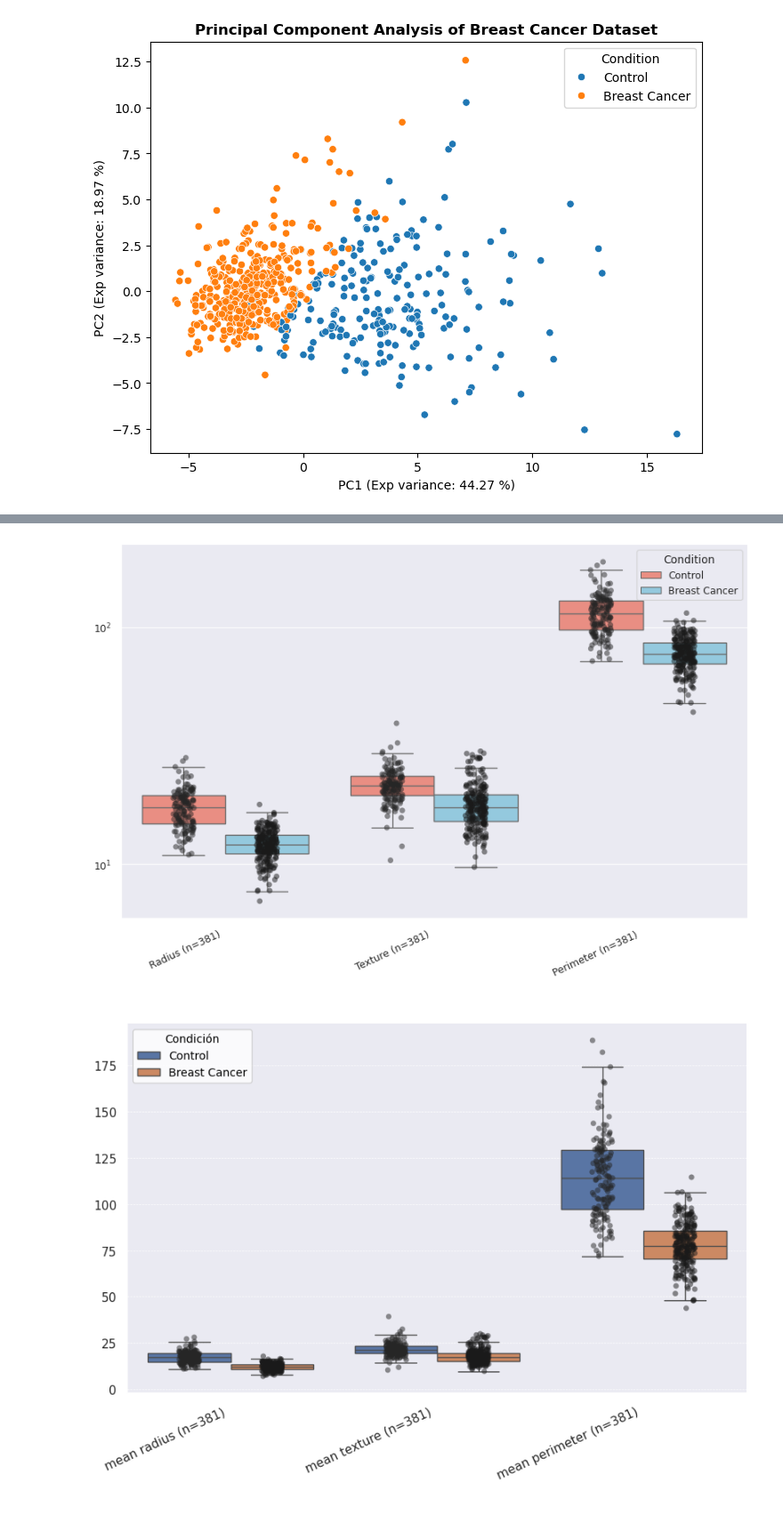
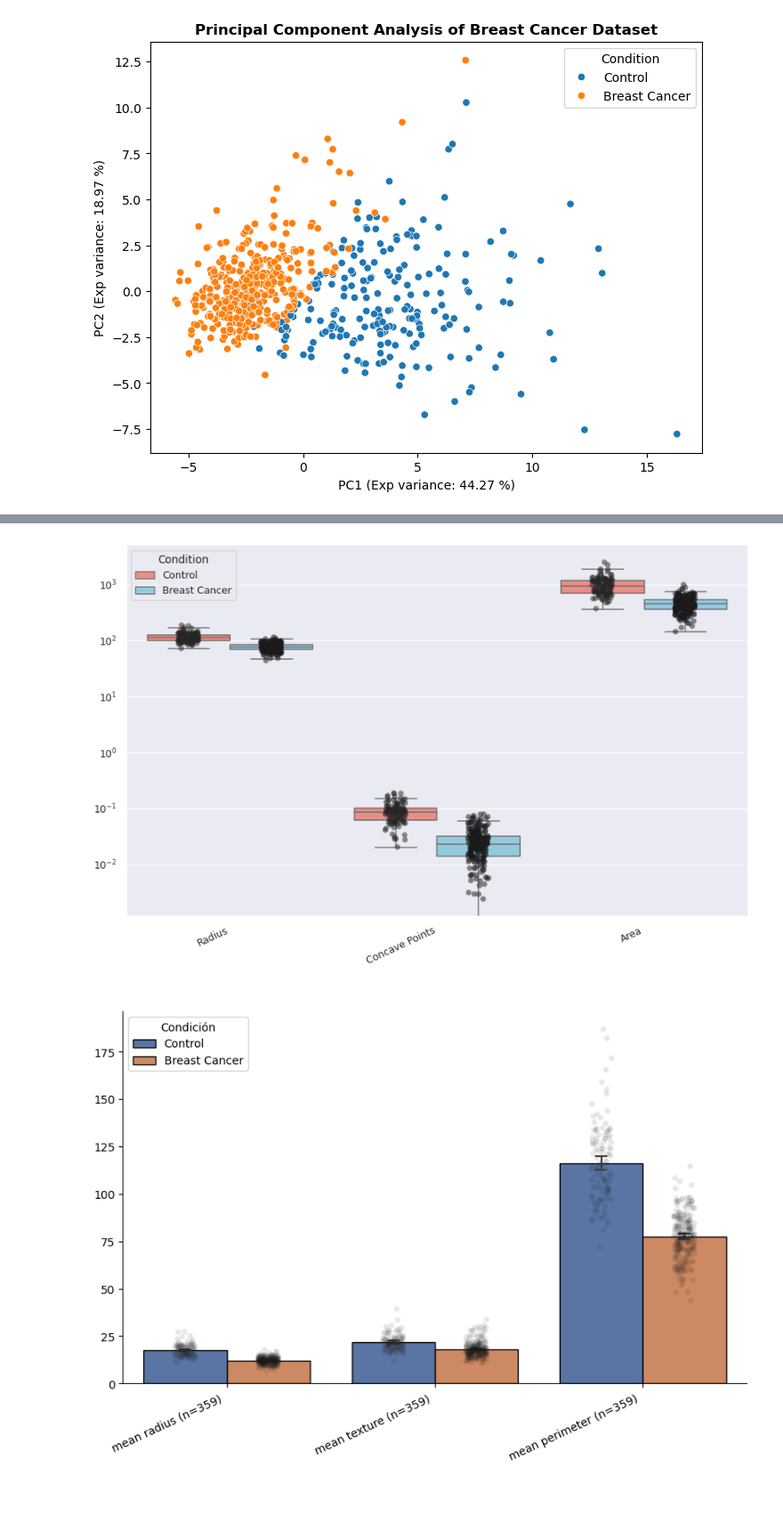
Before and after one commit to GERMAN00VP/statistics_class, a Jupyter notebook: test_file.ipynb, the cells around one changed output, grey strips where cells are left out. Shown: that part at 89% size. Saved outputs shown, nothing was run; the diff lists cells and outputs as text; code cells hidden in the pictures.

Commit message:
little changes in plot differences method and in test file

```diff
--- a/test_file.ipynb
+++ b/test_file.ipynb
@@ -13,10 +13,18 @@ data = dataset[0]
 
 metadata = dataset[1].to_frame().rename(columns={"target":"Condition"})
 
+# Set a seed
+np.random.seed(seed=1)
+
+# Create an age metadata column randomly but including a bias based in Condition
+metadata["Age"] =10+(np.random.random(size=metadata.shape[0]) * 80).astype(float) \
+    + np.array([ 0.2 if i==1 else 0.1 for i in  metadata.Condition]) \
+    * (np.random.random(size=metadata.shape[0]) * 80).astype(float)*metadata["Condition"]
+
 metadata["Condition"] = [ "Breast Cancer" if i==1 else "Control" for i in  metadata.Condition]
 
-# Create an age metadata column randomly
-metadata["Age"] = (np.random.random(size=metadata.shape[0]) * 80).astype(float)
+# Create a categorical variable with 3 levels randomly assigned
+metadata["Alimentación"] = np.random.randint(0, high=3,size=metadata.shape[0])
 
 # Create an instance of the Stastics class
 statist = Stastics(data, metadata)
@@ -41,23 +82,41 @@ ages = statist.adata.obs.Age[ statist.adata.obs.Age > 25 ].tolist()
 statist.filter(var_name="Age", subgroup=ages)
 # %%
-# Compare the condition in the first 3 variables and plot their correlation with Age
-for var in statist.adata.var_names[:3]:
+# Compare the condition in the first 8 variables and plot their correlation with Age
+for var in statist.adata.var_names[:8]:
 
     # Perform comparisons between conditions in each variable
     comparison_results = statist.comparisons_1_1(target=var, condition="Condition")
 
+    # Perform an anova analysis for the condition with 3 levels
+    anova_res = statist.anova(target=var,condition="Alimentación",name="ANOVA_ALIMENTACIÓN")
 
-# Plot correlation with age
-statist.plot_differences(condition="Condition", vars= statist.adata.var_names[:3],palette=["salmon","skyblue"],kind="Box",
-                          ylog=True,theme="paper",tick_label_names=["Radius","Texture","Perimeter"])
+comparison_results.sort_values(by="P-value",inplace=True) # Sotr the results by significance
 
-# Plot differences in a boxplot
-statist.plot_differences(condition="Condition", vars=statist.adata.var_names[:3].tolist(), kind="Box",show="Edit",theme="notebook")
+# Plot differences by condition
+statist.plot_differences(condition="Condition", # Choose the variable to split the data by
+                         vars= comparison_results.index.str.replace("Condition: ?","",regex=True)[:3] # Show the 3 most significatly different variables
+                         ,palette=["salmon","skyblue"], # Manualy set the colours of the plot
+                         kind="Box", # Kind of plot, other options are Violin and Bar
+                         ylog=True, # Log scale in the y axis
+                         theme="paper", # Set a sns theme for the plot
+                         tick_label_names=["Radius","Concave Points","Area"], # Change the x tick label names
+                         show_n=False # Dont show the number of samples plotted
+                         )
+
+# Plot differences with the defaut options except for show and kind
+_,ax = statist.plot_differences(condition="Condition", vars=statist.adata.var_names[:3].tolist(),
+                                kind= "Bar",
+                                show="Edit" # Return the axes of the figure
+                                )
 # You can also choose to return the plot in case you want to add some changes
 plt.legend(title="Condición",loc="upper left")
+
+# Change the transparency of the data points
+for collection in ax.collections:
+    collection.set_alpha(0.1)
 plt.show()
 display(comparison_results) # Show the report of the comparisons
 # %% [output]
-[figure, old version]
+[figure, new version]
-[figure, old version]
+[figure, new version]
 | Name | Normal_Data | Test | P-value | Mean_Difference | Hodges_Lehmann_Estimator | N | FDR | Significant |
```
Also changed, not shown: parts of 8 cells of this notebook, 2 other files.
